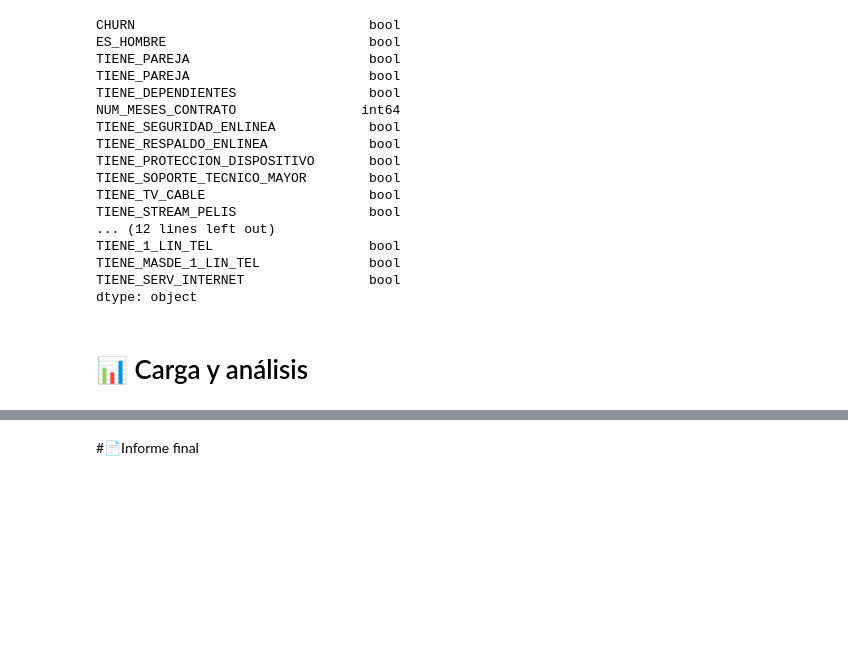
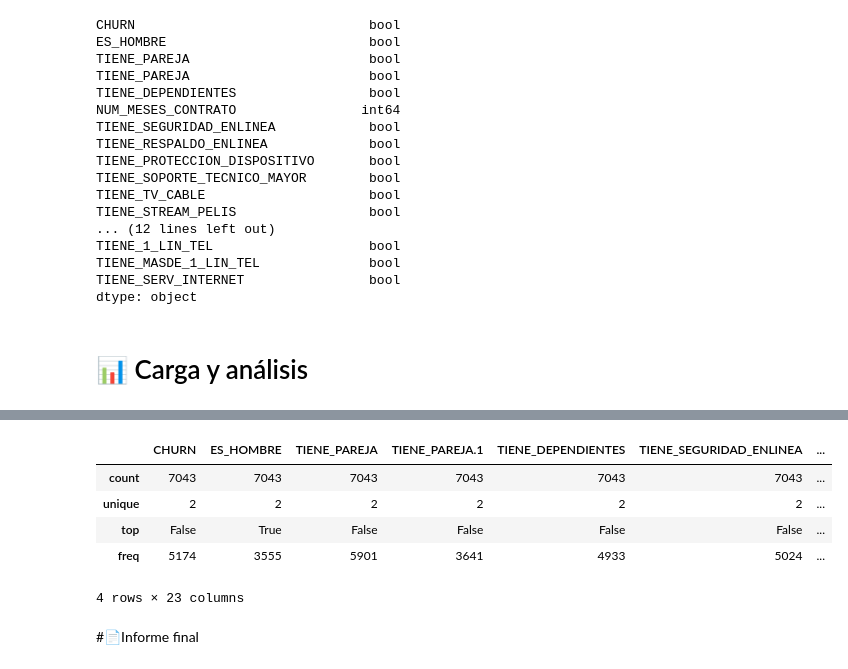
Before and after one commit to Nelly5469/challenge2-data-science-LATAM, a Jupyter notebook: TelecomX_LATAM.ipynb, the cells around one changed output, grey strips where cells are left out. Cells and saved outputs as stored; diff of their text form; code cells hidden in the pictures; blank space fills up the shorter version.

```diff
--- a/TelecomX_LATAM.ipynb
+++ b/TelecomX_LATAM.ipynb
@@ -701,2 +764,12 @@ df_transformed.to_csv(data_font_transformed_src, index=False)
+# %%
+# Los demmás tipos
+df_transformed.describe(include=['bool'])
+# %% [output]
+|  | CHURN | ES_HOMBRE | TIENE_PAREJA | TIENE_PAREJA.1 | TIENE_DEPENDIENTES | TIENE_SEGURIDAD_ENLINEA | ... |
+| count | 7043 | 7043 | 7043 | 7043 | 7043 | 7043 | ... |
+| unique | 2 | 2 | 2 | 2 | 2 | 2 | ... |
+| top | False | True | False | False | False | False | ... |
+| freq | 5174 | 3555 | 5901 | 3641 | 4933 | 5024 | ... |
+4 rows × 23 columns
 # %% [markdown]
 #📄Informe final
```
Also changed, not shown: parts of 7 cells of this notebook.
